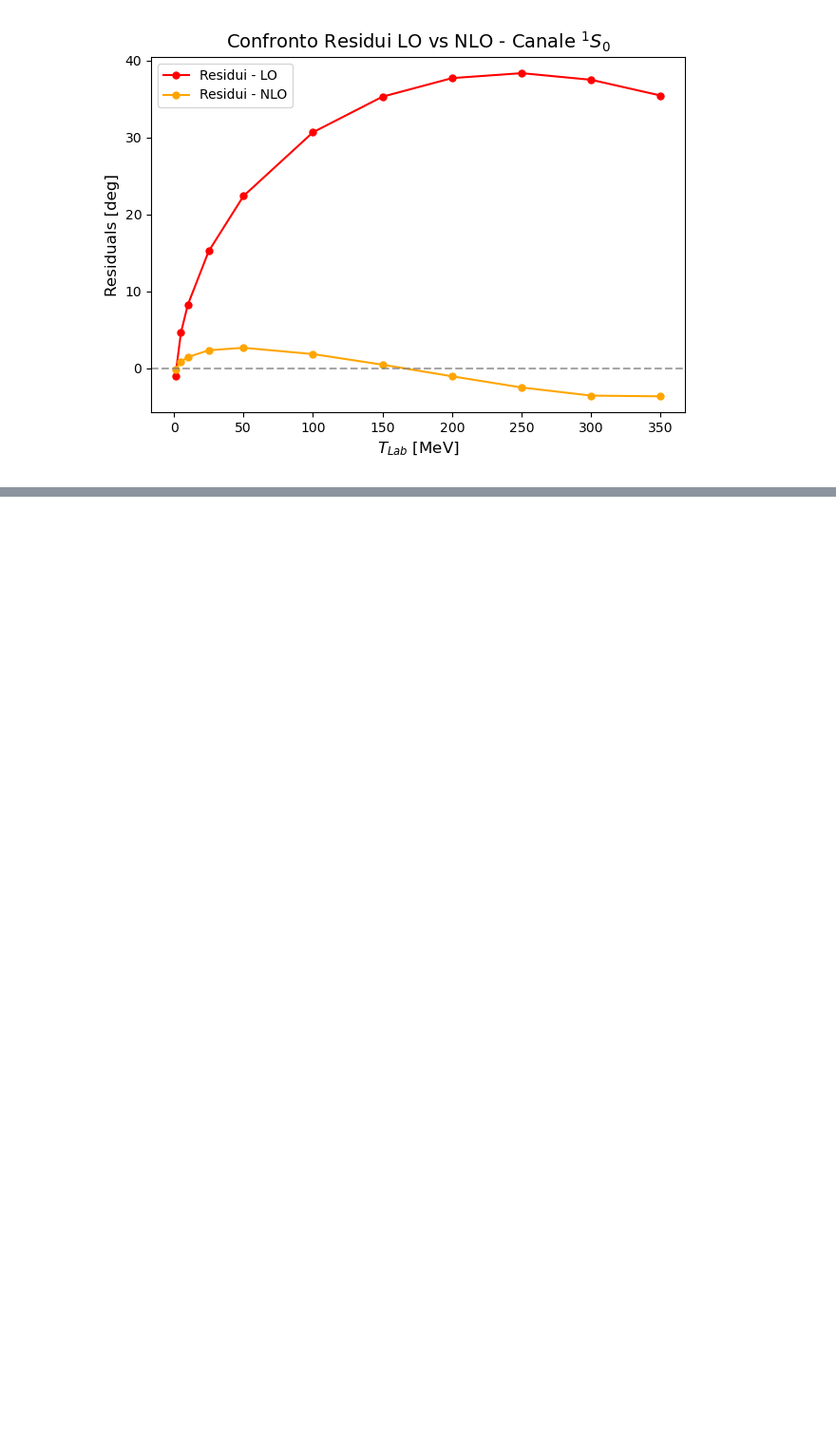
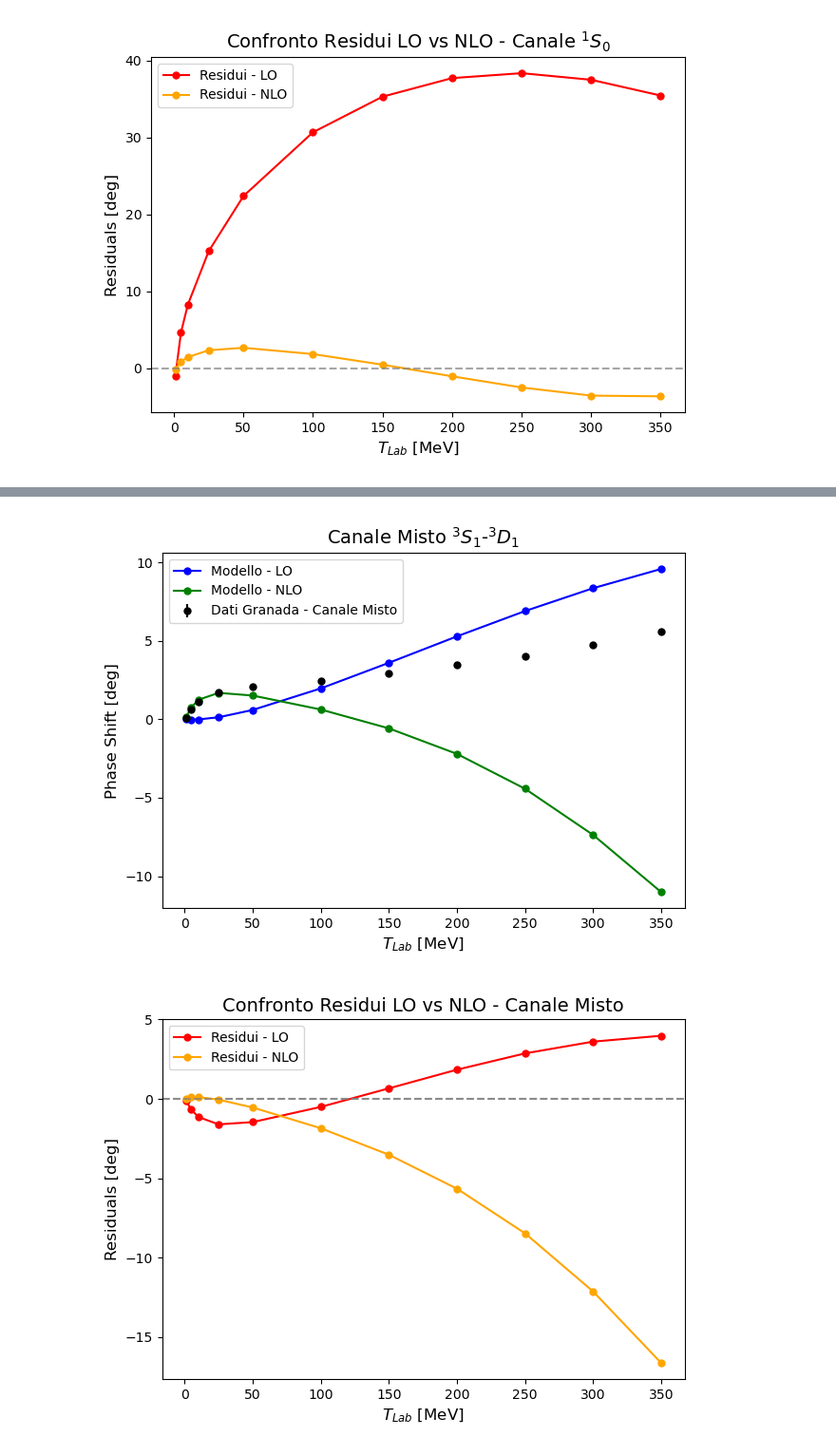
Before and after one commit to Lvetto/lmd_forza_nucleare, a Jupyter notebook: plots.ipynb, the cells around one changed output, grey strips where cells are left out. Shown at 95% size. Saved outputs shown, nothing was run; the diff lists cells and outputs as text; code cells hidden in the pictures; blank space fills up the shorter version.

```diff
--- a/plots.ipynb
+++ b/plots.ipynb
@@ -552,0 +607,53 @@ ValueError: NLO richiede 2 o 5 parametri, ricevuti 3
+# %%
+# grafici per il canale misto
+
+with plt.ioff():
+
+    fig_mix, ax_mix = plt.subplots(1, 1)
+    fig_mix_residuals, ax_mix_residuals = plt.subplots(1, 1)
+
+    # Titoli e etichette assi
+    ax_mix.set_title("Canale Misto $^3S_1$-$^3D_1$", fontsize=14)
+    ax_mix.set_xlabel(r"$T_{Lab}$ [MeV]", fontsize=12)
+    ax_mix.set_ylabel(r"Phase Shift [deg]", fontsize=12)
+
+    ax_mix_residuals.set_title("Confronto Residui LO vs NLO - Canale Misto", fontsize=14)
+    ax_mix_residuals.set_xlabel(r"$T_{Lab}$ [MeV]", fontsize=12)
+    ax_mix_residuals.set_ylabel(r"Residuals [deg]", fontsize=12)
+
+    #calcolo dei phase shifts e residui per LO
+    phase_shifts_LO_mix = compute_phase_shifts(best_params_LO, channel_mix, model="LO")[0][:,2]
+    phase_shifts_LO_mix_max = compute_phase_shifts(best_params_LO + errors_LO[1], channel_mix, model="LO")[0][:,2]
+    phase_shifts_LO_mix_min = compute_phase_shifts(best_params_LO + errors_LO[0], channel_mix, model="LO")[0][:,2]
+    residuals_LO_mix = phase_shifts_LO_mix - experimental_shifts["shift_mix"][0]
+
+    # calcolo dei phase shifts e residui per NLO
+    phase_shifts_NLO_mix = compute_phase_shifts(best_params_NLO_3param, channel_mix, model="NLO")[0][:,2]
+    phase_shifts_NLO_mix_max = compute_phase_shifts(best_params_NLO_3param + errors_NLO_3param[1], channel_mix, model="NLO")[0][:,2]
+    phase_shifts_NLO_mix_min = compute_phase_shifts(best_params_NLO_3param + errors_NLO_3param[0], channel_mix, model="NLO")[0][:,2]
+    residuals_NLO_mix = phase_shifts_NLO_mix - experimental_shifts["shift_mix"][0]
+
+    #plot dei phase shifts e residui per LO
+    ax_mix.errorbar(T_Lab, experimental_shifts["shift_mix"][0], yerr=experimental_shifts["shift_mix"][1], fmt="o", label="Dati Granada - Canale Misto", color="black", markersize=5)
+    ax_mix.plot(T_Lab, phase_shifts_LO_mix, label="Modello - LO", color="blue", marker="o", markersize=5)
+    ax_mix.legend()
+    ax_mix_residuals.plot(T_Lab, residuals_LO_mix, label="Residui - LO", color="red", marker="o", markersize=5)
+    ax_mix_residuals.axhline(0, color="gray", linestyle="--", alpha=0.7)
+    ax_mix_residuals.legend()
+
+    # plot dei phase shifts e residui per NLO
+    ax_mix.plot(T_Lab, phase_shifts_NLO_mix, label="Modello - NLO", color="green", marker="o", markersize=5)
+    ax_mix.legend()
+    ax_mix_residuals.plot(T_Lab, residuals_NLO_mix, label="Residui - NLO", color="orange", marker="o", markersize=5)
+    ax_mix_residuals.axhline(0, color="gray", linestyle="--", alpha=0.7)
+    ax_mix_residuals.legend()
+
+    fig_mix.tight_layout()
+    fig_mix_residuals.tight_layout()
+    fig_mix.savefig("figure/mix_comparison.pdf", bbox_inches="tight")
+    fig_mix_residuals.savefig("figure/mix_residuals_comparison.pdf", bbox_inches="tight")
+    fig_mix.show()
+    fig_mix_residuals.show()
+# %% [output]
+[figure, added]
+[figure, added]
```
Also changed, not shown: parts of 3 cells of this notebook, 1 other file.
